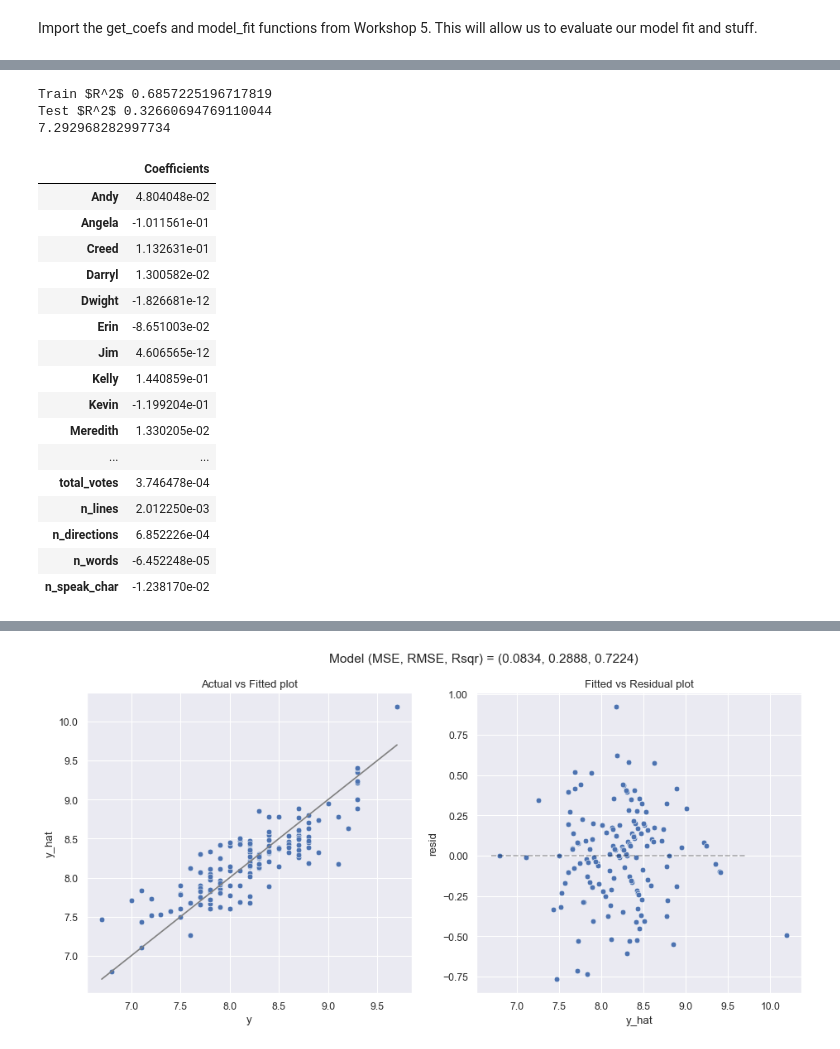
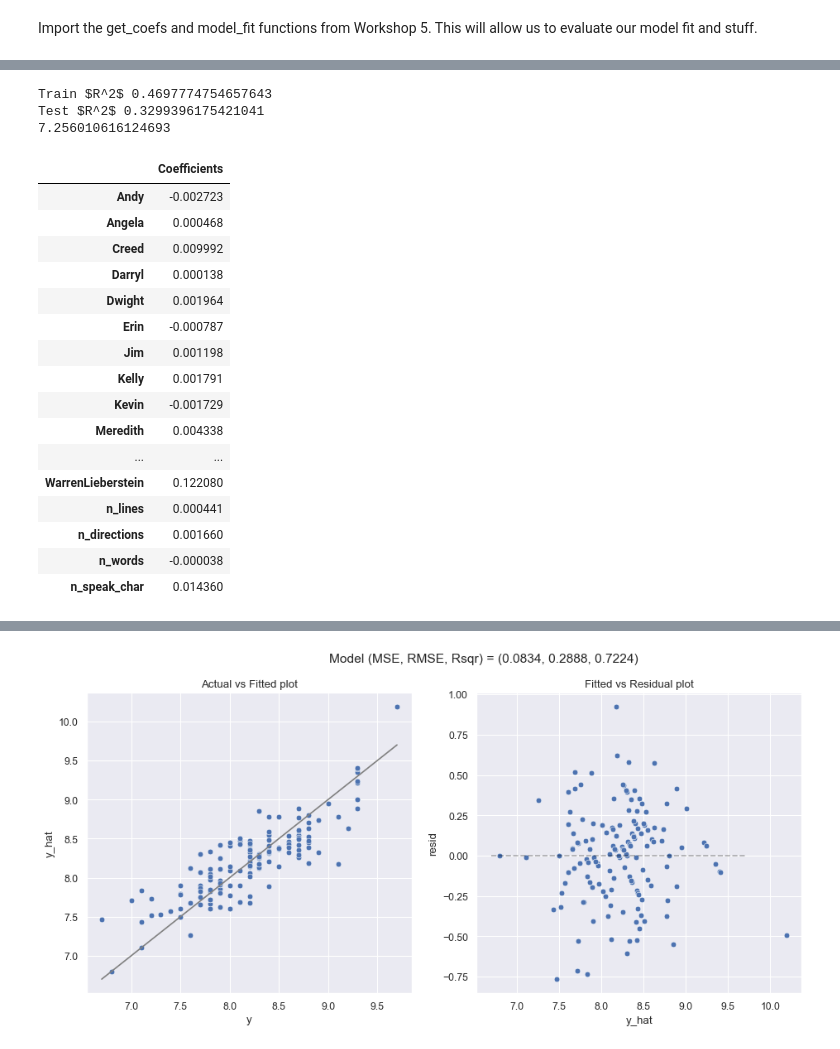
Before and after one commit to aidangarrity/MachineLearningProj1, a Jupyter notebook: project1.ipynb, the cells around one changed output, grey strips where cells are left out. Cells and saved outputs as stored; diff of their text form; code cells hidden in the pictures.

```diff
--- a/project1.ipynb
+++ b/project1.ipynb
@@ -309,6 +295,8 @@ reindex_df = pd.DataFrame(data_lines.groupby(['season', 'episode']).sum()).reset
 data_lines['total_episode']=0
 for total_episode in reindex_df.index:
     s, e = reindex_df[['season','episode']].loc()[total_episode]
-    index = [(season==s) & (episode==e)]
+    index = [(data_lines['season']==s) & (data_lines['episode']==e)]
     data_lines['total_episode']=data_lines['total_episode']+(np.array(index)*total_episode)[0]
+
+display(data_lines)
 # %% [output]
@@ -318,10 +318,12 @@ main_chars = data['main_chars']
 main_chars = main_chars.str.split(';')
 main_chars = list(main_chars.apply(pd.Series).stack().unique())
 
-n_lines_character = data_lines.groupby(['season', 'episode', 'speaker'])['n_lines'].sum()
+n_lines_character = data_lines.groupby(['total_episode', 'speaker'])['n_lines'].sum()
 n_lines_character = n_lines_character.reset_index()
 n_lines_character = n_lines_character[n_lines_character['speaker'].isin(main_chars)]
 n_lines_character = n_lines_character.reset_index()
 
+n_lines_character = n_lines_character.pivot(index='total_episode',columns='speaker',values='n_lines').fillna(0)
+
 display(n_lines_character)
 # %% [output]
@@ -436,11 +439,12 @@ def model_fit(m, X, y, plot = False):
 # %%
 # Splitting into test and train data
 from sklearn.model_selection import train_test_split
-people = chars.join(writers)
+people = n_lines_character.join(writers)
+display(people)
 X = data.drop('imdb_rating', axis = 1) # Set of features
 X_ = pd.merge(X, people, left_index=True, right_index=True)
 
 y = data['imdb_rating']
 
-X_train, X_test, y_train, y_test = train_test_split(X_, y, test_size = 0.20)
+X_train, X_test, y_train, y_test = train_test_split(X_, y, test_size = 0.10)
 #X_test.head()
@@ -448,53 +467,53 @@ X_train, X_test, y_train, y_test = train_test_split(X_, y, test_size = 0.20)
 # Linear regression - move to top?
 from sklearn.linear_model import LinearRegression
 from sklearn.metrics import r2_score
 
 # Define headers to regress on
-head0 = ['total_votes', 'n_lines', 'n_directions', 'n_words', 'n_speak_char']
+head0 = [ 'n_lines', 'n_directions', 'n_words', 'n_speak_char']
 
 head = list(people.keys()) + head0
 
 # get regressing cols
 X_train_ = X_train[head]
 X_test_ = X_test[head]
 
 # regress the regression
 test_model = LinearRegression()
 test_model.fit(X_train_,y_train)
 
 # use the regressed regression to predict
 y_train_pred = test_model.predict(X_train_)
 y_test_pred = test_model.predict(X_test_)
 
 # Rsquared
 print(r'Train $R^2$', r2_score(y_train, y_train_pred))
 print(r'Test $R^2$', r2_score(y_test, y_test_pred))
 
 # coefficients of regression
 print(test_model.intercept_)
 coeffs = pd.DataFrame(test_model.coef_, head, columns=['Coefficients'])
 coeffs
 # %% [output]
-Train $R^2$ 0.6857225196717819
-Test $R^2$ 0.32660694769110044
-7.292968282997734
+Train $R^2$ 0.4697774754657643
+Test $R^2$ 0.3299396175421041
+7.256010616124693
 |  | Coefficients |
-| Andy | 4.804048e-02 |
-| Angela | -1.011561e-01 |
-| Creed | 1.132631e-01 |
-| Darryl | 1.300582e-02 |
-| Dwight | -1.826681e-12 |
-| Erin | -8.651003e-02 |
-| Jim | 4.606565e-12 |
-| Kelly | 1.440859e-01 |
-| Kevin | -1.199204e-01 |
-| Meredith | 1.330205e-02 |
+| Andy | -0.002723 |
+| Angela | 0.000468 |
+| Creed | 0.009992 |
+| Darryl | 0.000138 |
+| Dwight | 0.001964 |
+| Erin | -0.000787 |
+| Jim | 0.001198 |
+| Kelly | 0.001791 |
+| Kevin | -0.001729 |
+| Meredith | 0.004338 |
 | ... | ... |
-| total_votes | 3.746478e-04 |
-| n_lines | 2.012250e-03 |
-| n_directions | 6.852226e-04 |
-| n_words | -6.452248e-05 |
-| n_speak_char | -1.238170e-02 |
+| WarrenLieberstein | 0.122080 |
+| n_lines | 0.000441 |
+| n_directions | 0.001660 |
+| n_words | -0.000038 |
+| n_speak_char | 0.014360 |
 # %%
 from sklearn.pipeline import make_pipeline
 from sklearn.preprocessing import StandardScaler
```
Also changed, not shown: parts of 8 cells of this notebook.
